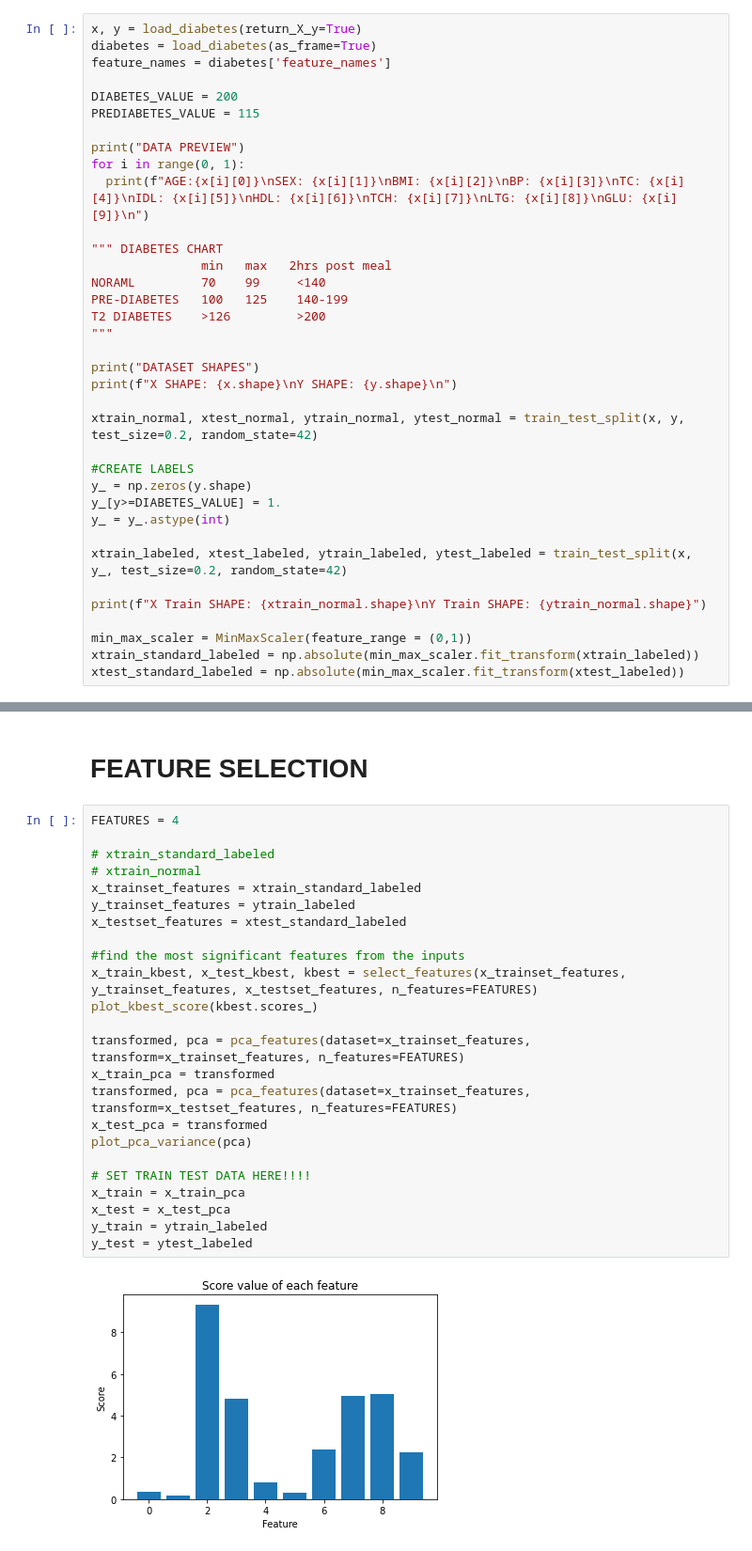
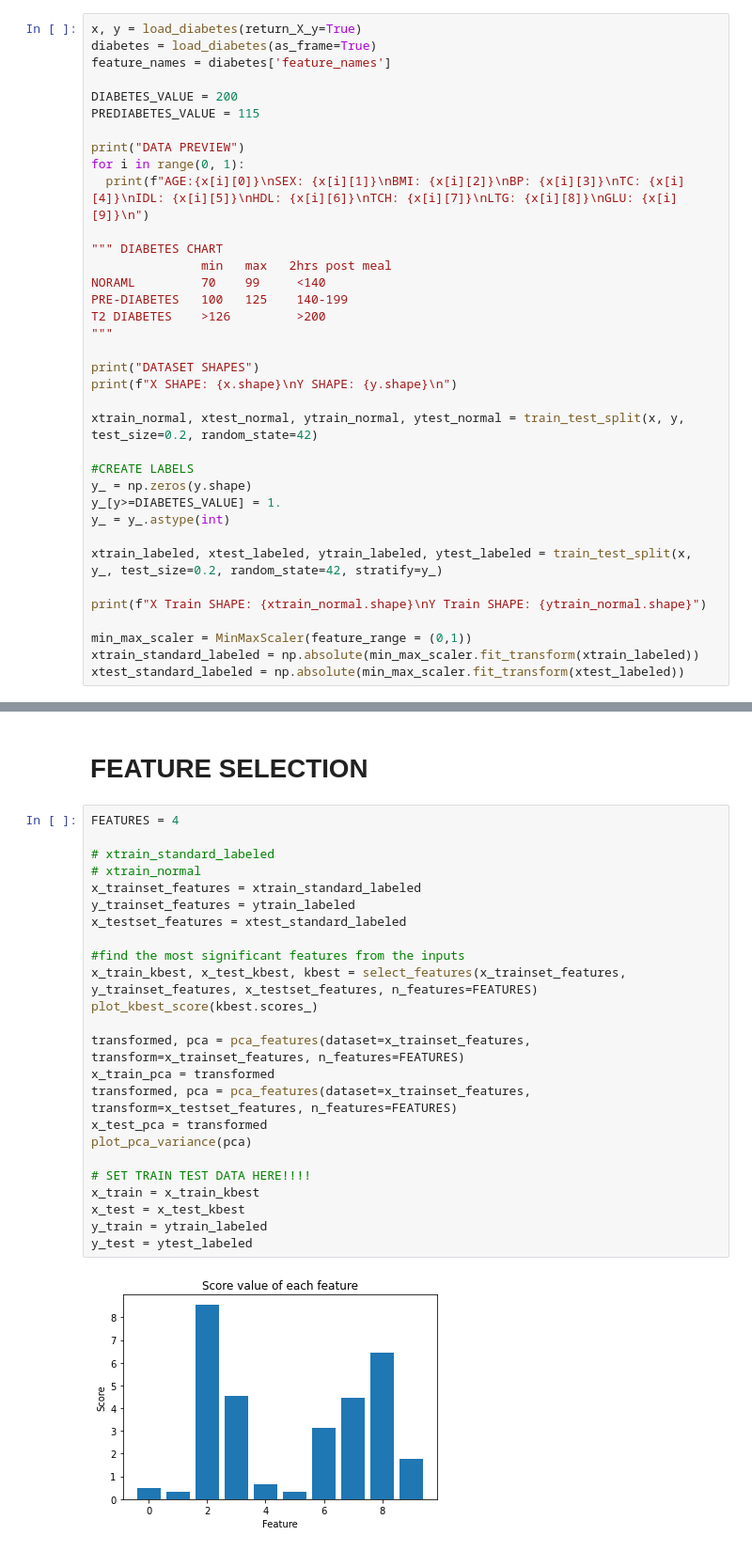
Before and after one commit to freshfish70/machine_learning, a Jupyter notebook: Diabetes.ipynb, the cells around one changed output, grey strips where cells are left out. Shown: that part at 94% size. Cells and saved outputs as stored; diff of their text form.

```diff
--- a/Diabetes.ipynb
+++ b/Diabetes.ipynb
@@ -56,7 +56,7 @@ y_ = np.zeros(y.shape)
 y_[y>=DIABETES_VALUE] = 1.
 y_ = y_.astype(int)
 
-xtrain_labeled, xtest_labeled, ytrain_labeled, ytest_labeled = train_test_split(x, y_, test_size=0.2, random_state=42)
+xtrain_labeled, xtest_labeled, ytrain_labeled, ytest_labeled = train_test_split(x, y_, test_size=0.2, random_state=42, stratify=y_)
 
 print(f"X Train SHAPE: {xtrain_normal.shape}\nY Train SHAPE: {ytrain_normal.shape}")
 
@@ -178,29 +178,29 @@ def plot_matrix(title, matrix):
 # %%
 FEATURES = 4
 
 # xtrain_standard_labeled
 # xtrain_normal
 x_trainset_features = xtrain_standard_labeled
 y_trainset_features = ytrain_labeled
 x_testset_features = xtest_standard_labeled
 
 #find the most significant features from the inputs
 x_train_kbest, x_test_kbest, kbest = select_features(x_trainset_features, y_trainset_features, x_testset_features, n_features=FEATURES)
 plot_kbest_score(kbest.scores_)
 
 transformed, pca = pca_features(dataset=x_trainset_features, transform=x_trainset_features, n_features=FEATURES)
 x_train_pca = transformed
 transformed, pca = pca_features(dataset=x_trainset_features, transform=x_testset_features, n_features=FEATURES)
 x_test_pca = transformed
 plot_pca_variance(pca)
 
 # SET TRAIN TEST DATA HERE!!!!
-x_train = x_train_pca
-x_test = x_test_pca
+x_train = x_train_kbest
+x_test = x_test_kbest
 y_train = ytrain_labeled
 y_test = ytest_labeled
 # %% [output]
-[figure, old version]
+[figure, new version]
 [figure]
 # %%
 
```
Also changed, not shown: parts of 8 cells of this notebook.
